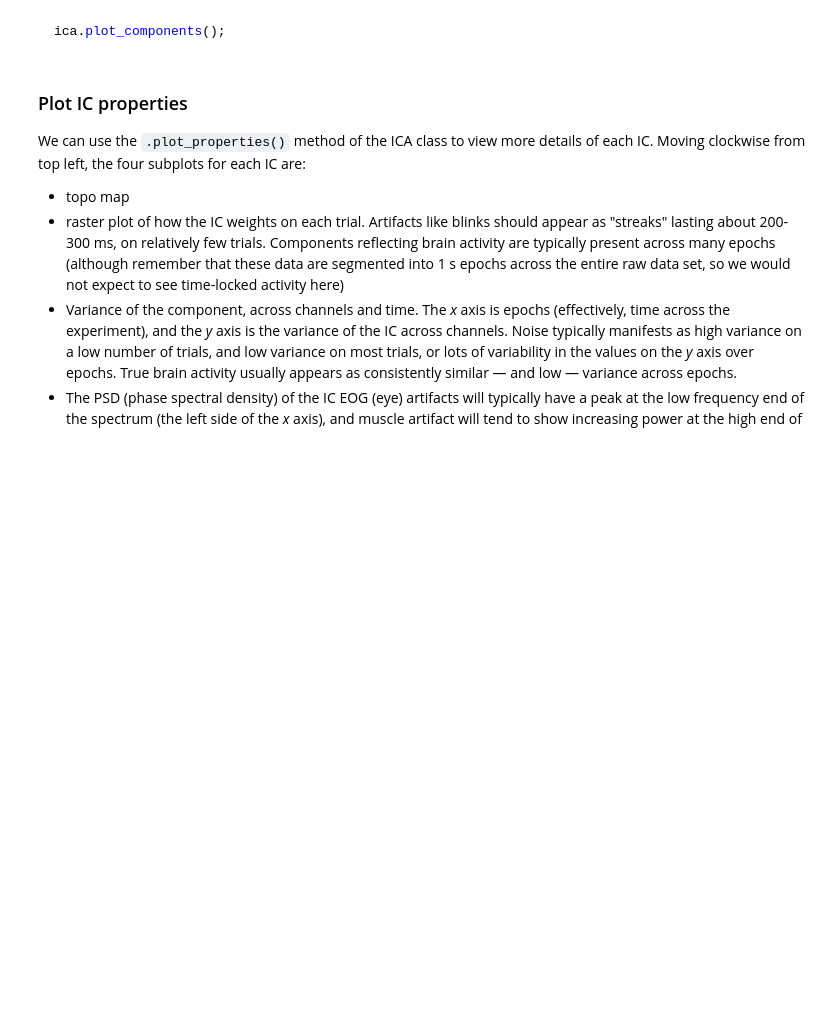
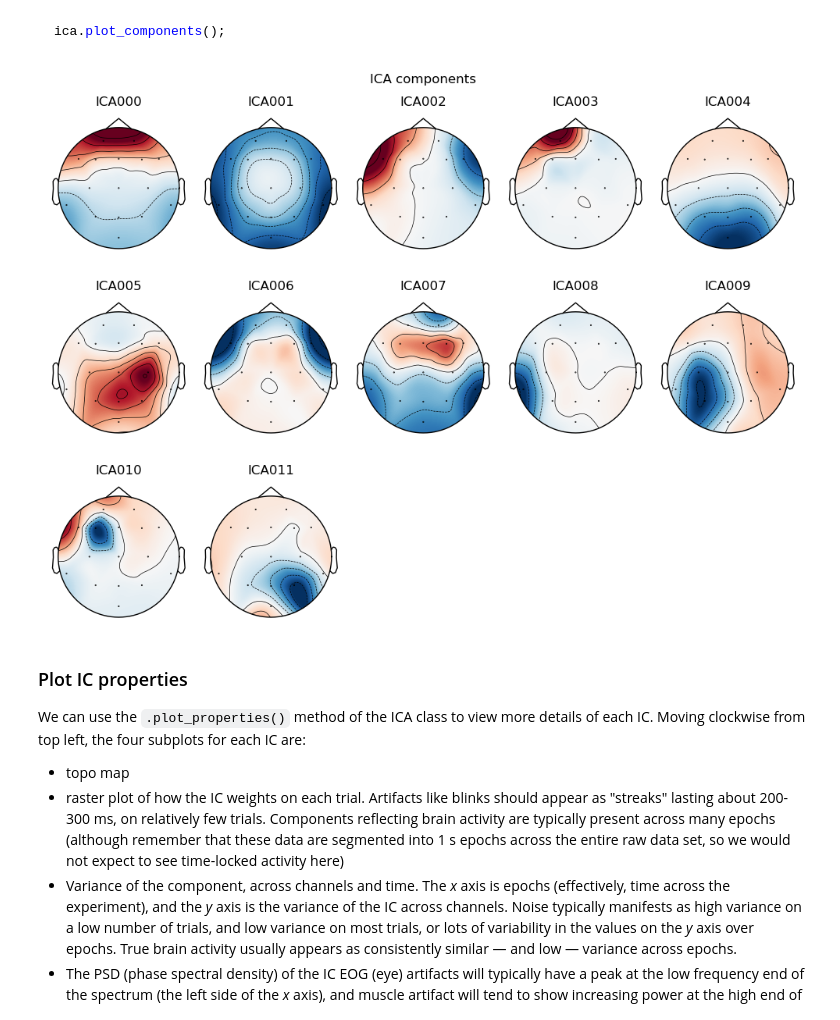
Before and after one commit to stochastic-bean/NDSCH7-Working-with-EEG-data, a Jupyter notebook: 3 - erp_artifacts.ipynb, the cells around one changed output. Drawn from its saved outputs; the diff is of its cells as text; code cells hidden in the pictures; blank space fills up the shorter version.

```diff
--- a/3 - erp_artifacts.ipynb
+++ b/3 - erp_artifacts.ipynb
@@ -130,3 +130,8 @@ from autoreject import get_rejection_threshold
 reject = get_rejection_threshold(epochs_ica);
 reject
 ~~~
+# %%
+from autoreject import AutoReject
+
+reject = AutoReject(epochs_ica);
+print(reject)
@@ -160,3 +172,13 @@ ica.fit(epochs_ica,
         reject=reject,
         tstep=tstep)
 ~~~
+# %%
+random_state = 42
+ica_n_components = .99
+
+ica = mne.preprocessing.ICA(n_components=ica_n_components,
+                            random_state=random_state,
+                            )
+ica.fit(epochs_ica,
+        reject=reject,
+        tstep=tstep)
@@ -175,6 +228,10 @@ Indeed, in the figure below we can see that a few ICs are likely ocular artifact
 ~~~python
 ica.plot_components();
 ~~~
+# %%
+ica.plot_components();
+# %% [output]
+[figure, added]
 # %% [markdown]
 ### Plot IC properties
 
```
Also changed, not shown: parts of 6 cells of this notebook, 1 other file.
